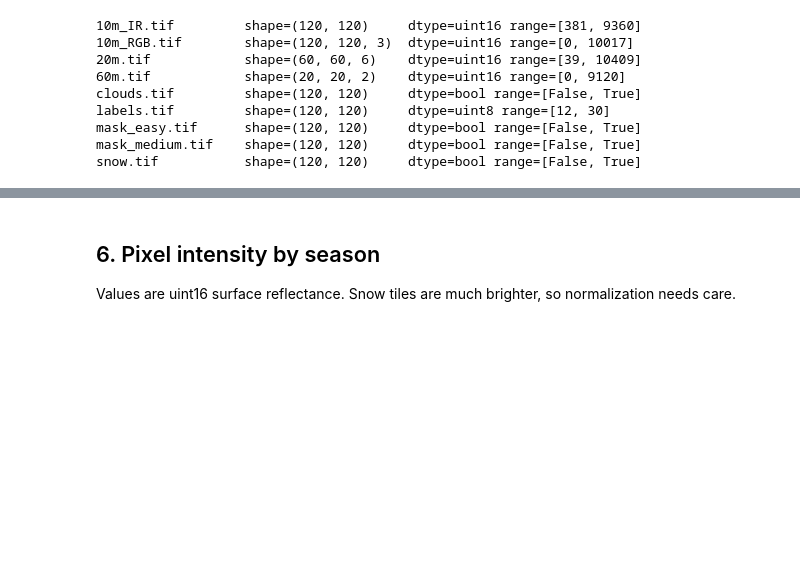
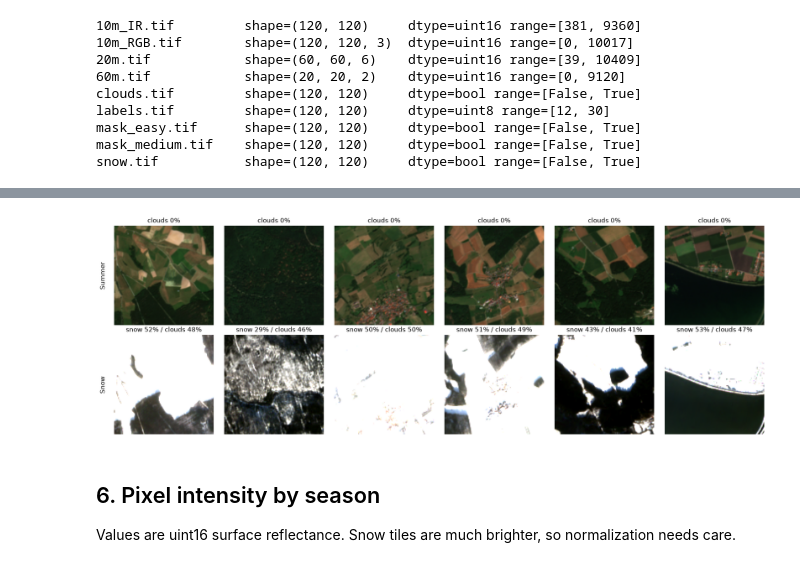
Before and after one commit to wynnson/Season-Agnostic-Geolocation-Embeddings, a Jupyter notebook: notebooks/01_eda.ipynb, the cells around one changed output, grey strips where cells are left out. Drawn from its saved outputs; the diff is of its cells as text; code cells hidden in the pictures; blank space fills up the shorter version.

```diff
--- a/notebooks/01_eda.ipynb
+++ b/notebooks/01_eda.ipynb
@@ -162,3 +174,23 @@ plt.tight_layout()
+# %%
+PERCENTAGE = 40
+high_cloud_pairs = pairs[pairs["Clouds_snow"] > PERCENTAGE]
+
+if high_cloud_pairs.empty:
+    print(f"No pairs have Snow cloud coverage above {PERCENTAGE}%.")
+else:
+    show = high_cloud_pairs.sample(min(6, len(high_cloud_pairs)))
+    fig, axes = plt.subplots(2, 6, figsize=(18, 6))
+    for j, (_, r) in enumerate(show.iterrows()):
+        axes[0, j].imshow(to_display(load_rgb(r["Path_summer"])))
+        axes[1, j].imshow(to_display(load_rgb(r["Path_snow"])))
+        axes[0, j].set_title(f"clouds {r['Clouds_summer']:.0f}%")
+        axes[1, j].set_title(f"snow {r['Snow_snow']:.0f}% / clouds {r['Clouds_snow']:.0f}%")
+        for ax in axes[:, j]: ax.axis("off")
+    axes[0, 0].text(-10, 60, "Summer", rotation=90, va="center", ha="right", fontsize=12)
+    axes[1, 0].text(-10, 60, "Snow", rotation=90, va="center", ha="right", fontsize=12)
+    plt.tight_layout()
+# %% [output]
+[figure, added]
 # %% [markdown]
 ## 6. Pixel intensity by season
 
```
Also changed, not shown: parts of 11 cells of this notebook, 8 other files.
